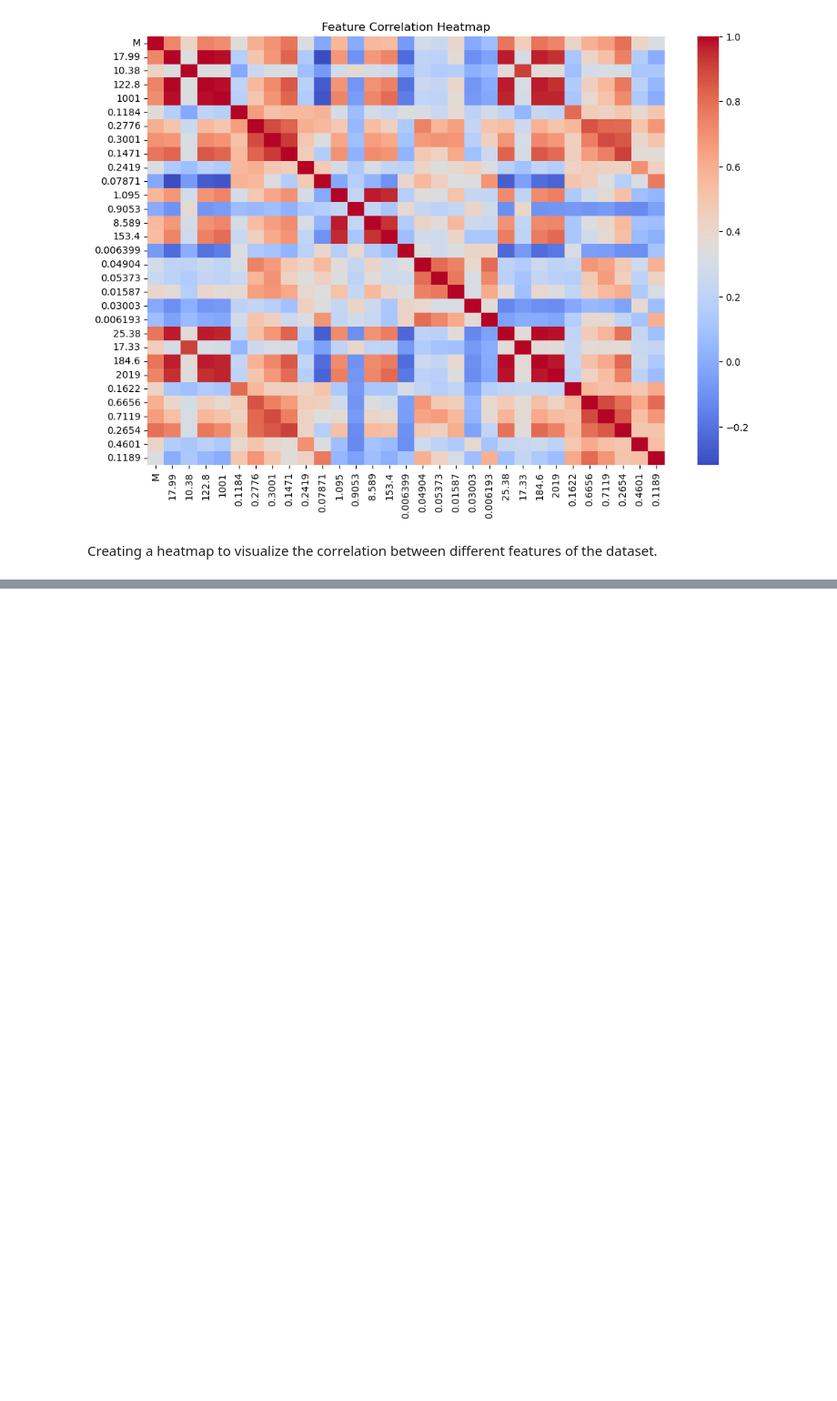
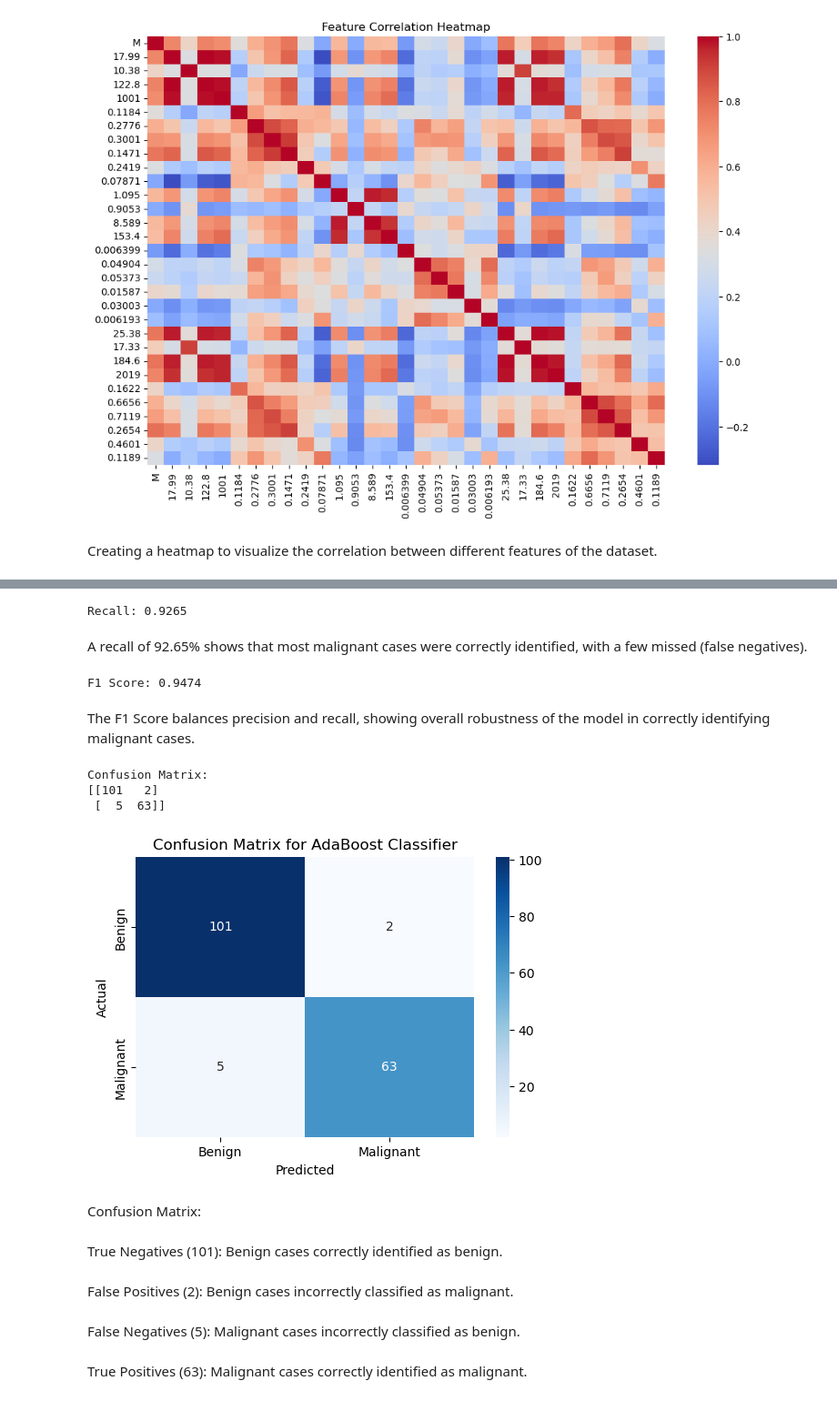
Before and after one commit to KarenNivi1612/BreastCancerDetection, a Jupyter notebook: Breast_Cancer_Prediction.ipynb, the cells around one changed output, grey strips where cells are left out. Shown at 91% size. Saved outputs shown, nothing was run; the diff lists cells and outputs as text; code cells hidden in the pictures; blank space fills up the shorter version.

```diff
--- a/Breast_Cancer_Prediction.ipynb
+++ b/Breast_Cancer_Prediction.ipynb
@@ -324,0 +360,8 @@ Creating a heatmap to visualize the correlation between different features of th
+# %%
+ada_boost = AdaBoostClassifier(
+    estimator=DecisionTreeClassifier(max_depth=1),  # Decision stump as weak learner
+    n_estimators=50,  # Number of weak learners
+    learning_rate=1.0,  # Default learning rate
+    algorithm="SAMME",  # Set to SAMME to avoid the FutureWarning
+    random_state=42
+)
@@ -324,0 +372,3 @@ Creating a heatmap to visualize the correlation between different features of th
+# %%
+# Train the AdaBoost Classifier
+ada_boost.fit(X_train, y_train)
@@ -324,0 +381,3 @@ Creating a heatmap to visualize the correlation between different features of th
+# %%
+# Make predictions
+y_pred = ada_boost.predict(X_test)
@@ -324,0 +388,7 @@ Creating a heatmap to visualize the correlation between different features of th
+# %%
+# Calculate metrics
+accuracy = accuracy_score(y_test, y_pred)
+precision = precision_score(y_test, y_pred)
+recall = recall_score(y_test, y_pred)
+f1 = f1_score(y_test, y_pred)
+conf_matrix = confusion_matrix(y_test, y_pred)
@@ -324,0 +408,39 @@ Creating a heatmap to visualize the correlation between different features of th
+# %%
+print(f"Recall: {recall:.4f}")
+# %% [output]
+Recall: 0.9265
+# %% [markdown]
+A recall of 92.65% shows that most malignant cases were correctly identified, with a few missed (false negatives).
+# %%
+print(f"F1 Score: {f1:.4f}")
+# %% [output]
+F1 Score: 0.9474
+# %% [markdown]
+The F1 Score balances precision and recall, showing overall robustness of the model in correctly identifying malignant cases.
+# %%
+print("Confusion Matrix:")
+print(conf_matrix)
+# %% [output]
+Confusion Matrix:
+[[101   2]
+ [  5  63]]
+# %%
+# Visualize the Confusion Matrix
+plt.figure(figsize=(6, 4))
+sns.heatmap(conf_matrix, annot=True, fmt='d', cmap='Blues', xticklabels=['Benign', 'Malignant'], yticklabels=['Benign', 'Malignant'])
+plt.xlabel('Predicted')
+plt.ylabel('Actual')
+plt.title('Confusion Matrix for AdaBoost Classifier')
+plt.show()
+# %% [output]
+[figure, added]
+# %% [markdown]
+Confusion Matrix:
+# %% [markdown]
+True Negatives (101): Benign cases correctly identified as benign.
+# %% [markdown]
+False Positives (2): Benign cases incorrectly classified as malignant.
+# %% [markdown]
+False Negatives (5): Malignant cases incorrectly classified as benign.
+# %% [markdown]
+True Positives (63): Malignant cases correctly identified as malignant.
```
Also changed, not shown: parts of 20 cells of this notebook.
